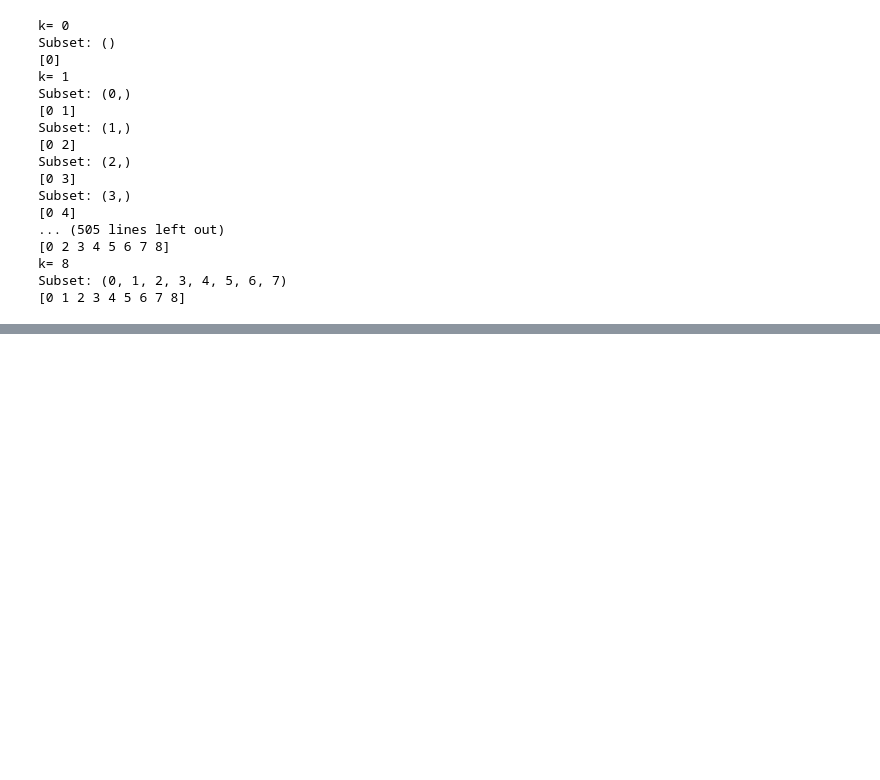
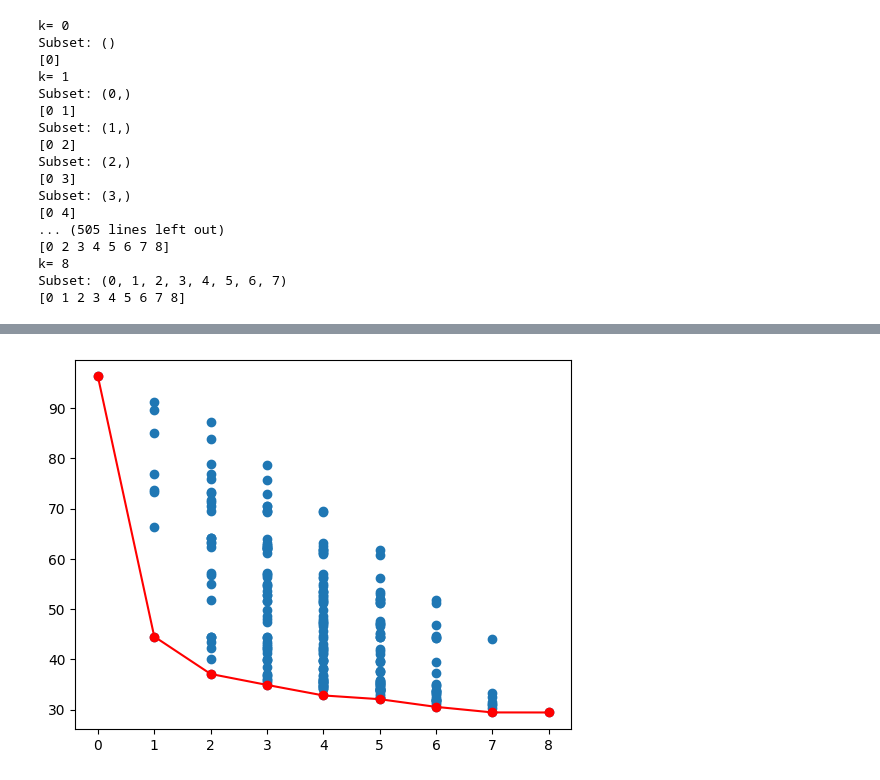
Before and after one commit to gonarec/statistical_learn, a Jupyter notebook: sl-ex3-prostatecancer-arragoni.ipynb, the cells around one changed output, grey strips where cells are left out. Drawn from its saved outputs; the diff is of its cells as text; code cells hidden in the pictures; blank space fills up the shorter version.

```diff
--- a/sl-ex3-prostatecancer-arragoni.ipynb
+++ b/sl-ex3-prostatecancer-arragoni.ipynb
@@ -165,0 +179,4 @@ plt.scatter(models_NVars,models_BICs)
+# %%
+plot_criteria(models_NVars,models_SSR_train)
+# %% [output]
+[figure, added]
```
Also changed, not shown: parts of 6 cells of this notebook.
